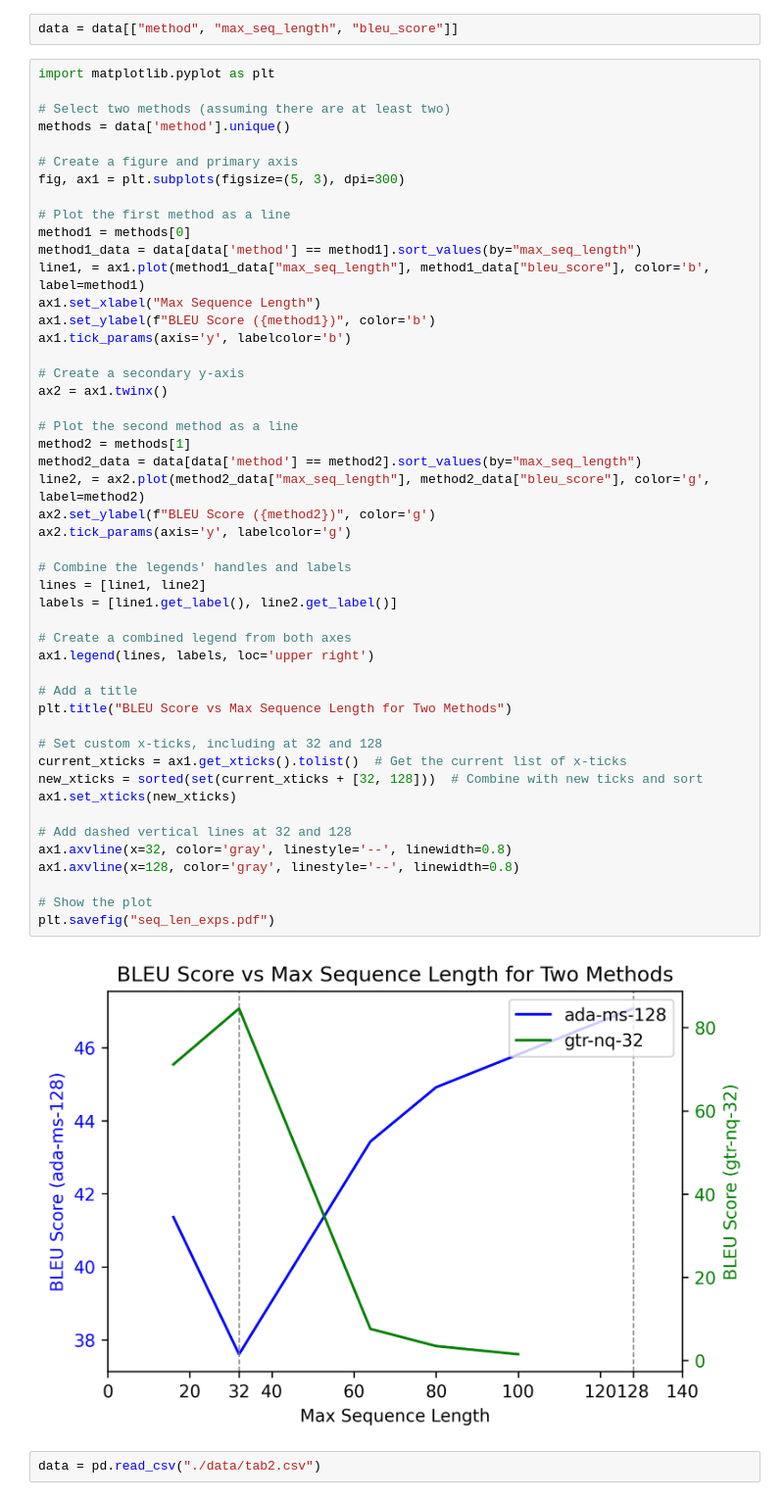
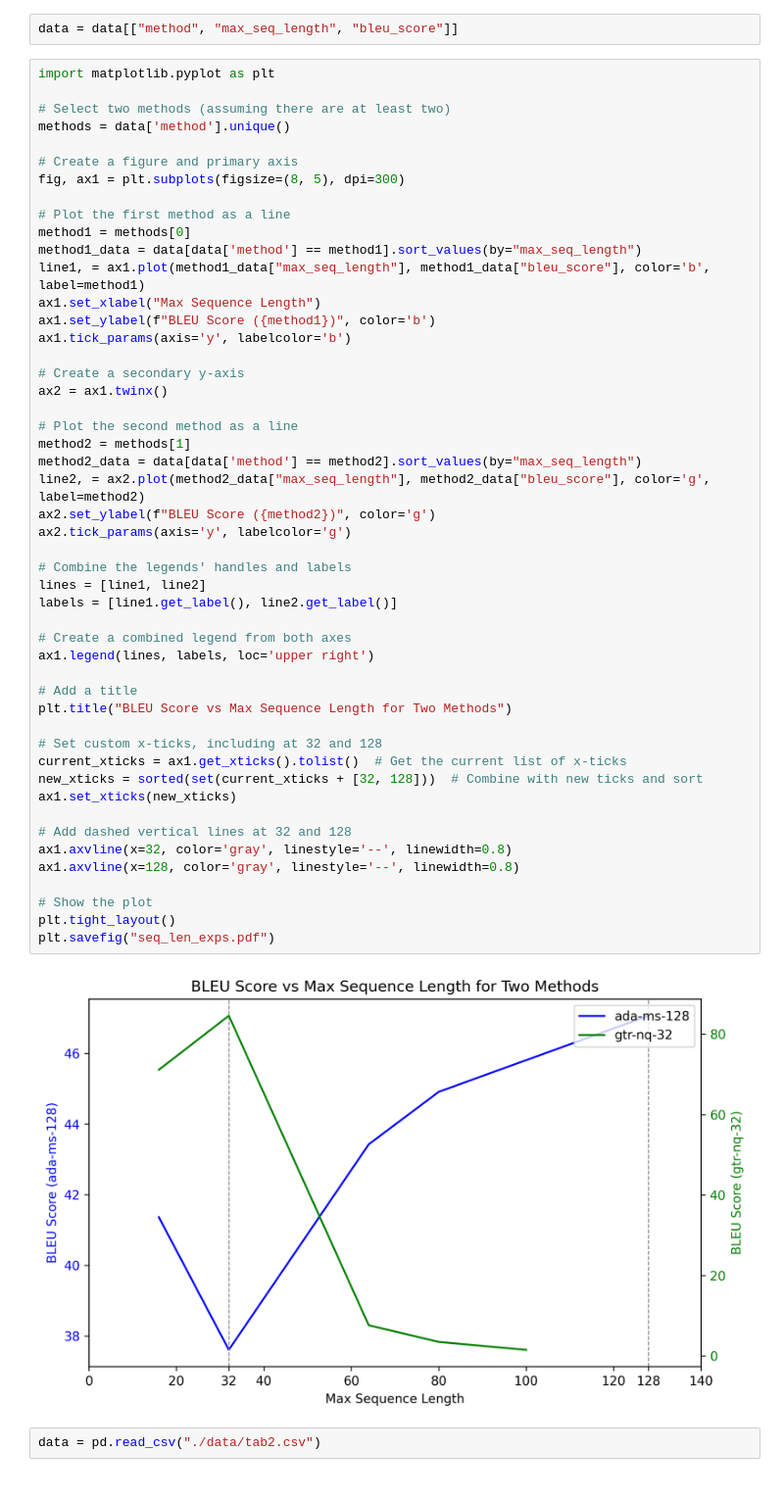
Before and after one commit to dqmis/ir2, a Jupyter notebook: notebooks/seq_len.ipynb, the cells around one changed output. Shown at 98% size. Saved outputs shown, nothing was run; the diff lists cells and outputs as text.

```diff
--- a/notebooks/seq_len.ipynb
+++ b/notebooks/seq_len.ipynb
@@ -20,7 +20,7 @@ import matplotlib.pyplot as plt
 methods = data['method'].unique()
 
 # Create a figure and primary axis
-fig, ax1 = plt.subplots(figsize=(5, 3), dpi=300)
+fig, ax1 = plt.subplots(figsize=(8, 5), dpi=300)
 
 # Plot the first method as a line
 method1 = methods[0]
@@ -35,34 +35,35 @@ ax2 = ax1.twinx()
 
 # Plot the second method as a line
 method2 = methods[1]
 method2_data = data[data['method'] == method2].sort_values(by="max_seq_length")
 line2, = ax2.plot(method2_data["max_seq_length"], method2_data["bleu_score"], color='g', label=method2)
 ax2.set_ylabel(f"BLEU Score ({method2})", color='g')
 ax2.tick_params(axis='y', labelcolor='g')
 
 # Combine the legends' handles and labels
 lines = [line1, line2]
 labels = [line1.get_label(), line2.get_label()]
 
 # Create a combined legend from both axes
 ax1.legend(lines, labels, loc='upper right')
 
 # Add a title
 plt.title("BLEU Score vs Max Sequence Length for Two Methods")
 
 # Set custom x-ticks, including at 32 and 128
 current_xticks = ax1.get_xticks().tolist()  # Get the current list of x-ticks
 new_xticks = sorted(set(current_xticks + [32, 128]))  # Combine with new ticks and sort
 ax1.set_xticks(new_xticks)
 
 # Add dashed vertical lines at 32 and 128
 ax1.axvline(x=32, color='gray', linestyle='--', linewidth=0.8)
 ax1.axvline(x=128, color='gray', linestyle='--', linewidth=0.8)
 
 # Show the plot
+plt.tight_layout()
 plt.savefig("seq_len_exps.pdf")
 # %% [output]
-[figure, old version]
+[figure, new version]
 # %%
 data = pd.read_csv("./data/tab2.csv")
 # %%
```
Also changed, not shown: 9 other files.
